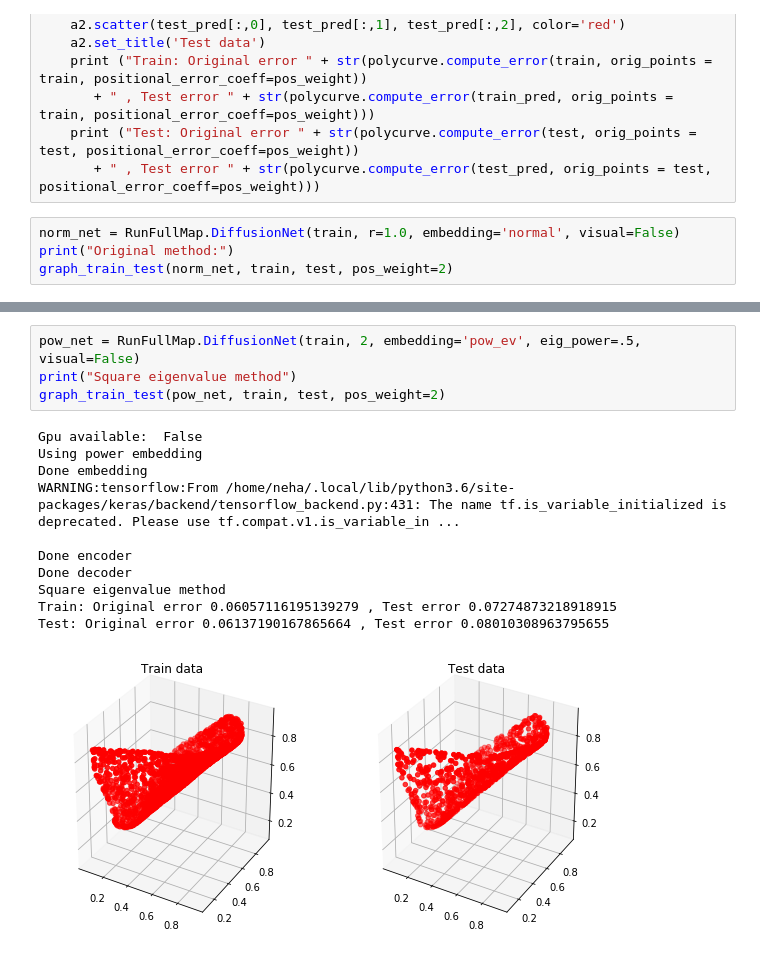
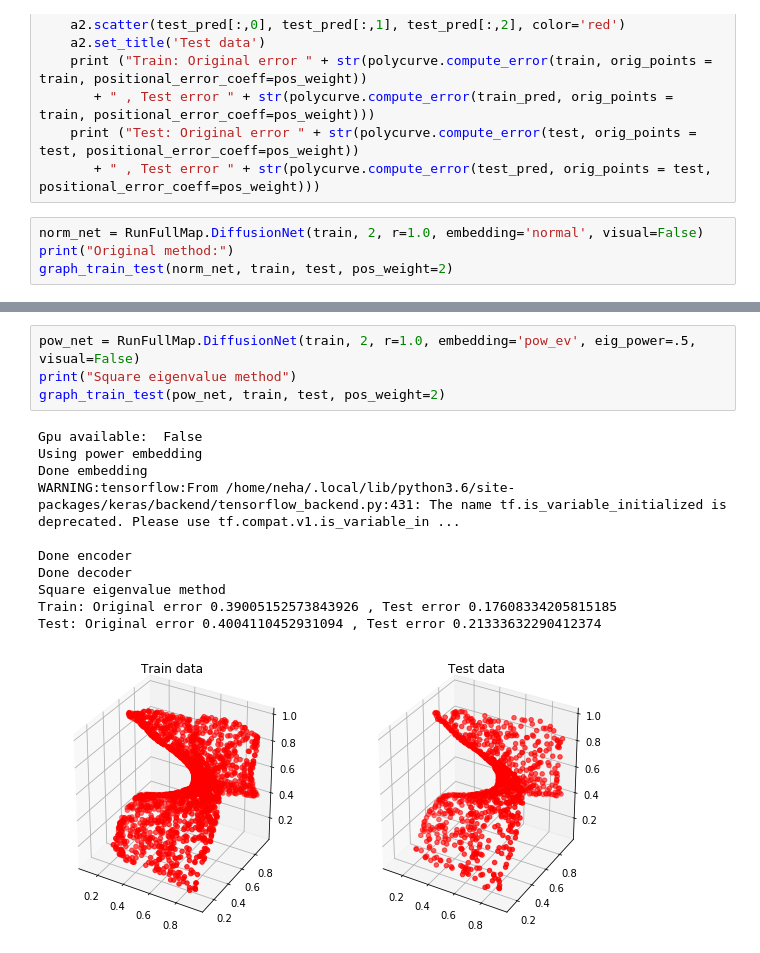
Before and after one commit to nverma1/diffusion_net, a Jupyter notebook: method_eval-radiusNN.ipynb, the cells around one changed output, grey strips where cells are left out. Saved outputs shown, nothing was run; the diff lists cells and outputs as text.

```diff
--- a/method_eval-radiusNN.ipynb
+++ b/method_eval-radiusNN.ipynb
@@ -58,7 +58,7 @@ def graph_train_test(pred_net, train, test, pos_weight=1):
     print ("Test: Original error " + str(polycurve.compute_error(test, orig_points = test, positional_error_coeff=pos_weight))
        + " , Test error " + str(polycurve.compute_error(test_pred, orig_points = test, positional_error_coeff=pos_weight)))
 # %%
-norm_net = RunFullMap.DiffusionNet(train, r=1.0, embedding='normal', visual=False)
+norm_net = RunFullMap.DiffusionNet(train, 2, r=1.0, embedding='normal', visual=False)
 print("Original method:")
 graph_train_test(norm_net, train, test, pos_weight=2)
 # %% [output]
@@ -83,19 +83,19 @@ Test: Original error 0.06137190167865664 , Test error 0.07742216362043788
 # %%
-pow_net = RunFullMap.DiffusionNet(train, 2, embedding='pow_ev', eig_power=.5, visual=False)
+pow_net = RunFullMap.DiffusionNet(train, 2, r=1.0, embedding='pow_ev', eig_power=.5, visual=False)
 print("Square eigenvalue method")
 graph_train_test(pow_net, train, test, pos_weight=2)
 # %% [output]
 Gpu available:  False
 Using power embedding
 Done embedding
 WARNING:tensorflow:From /home/neha/.local/lib/python3.6/site-packages/keras/backend/tensorflow_backend.py:431: The name tf.is_variable_initialized is deprecated. Please use tf.compat.v1.is_variable_in ...
 
 Done encoder
 Done decoder
 Square eigenvalue method
-Train: Original error 0.06057116195139279 , Test error 0.07274873218918915
-Test: Original error 0.06137190167865664 , Test error 0.08010308963795655
+Train: Original error 0.39005152573843926 , Test error 0.17608334205815185
+Test: Original error 0.4004110452931094 , Test error 0.21333632290412374
-[figure, old version]
+[figure, new version]
 # %%
 lap_net = RunFullMap.DiffusionNet(train, 2, embedding='laplacian', visual=False)
 print("Laplacian method:")
```
Also changed, not shown: parts of 3 cells of this notebook, 2 other files.
